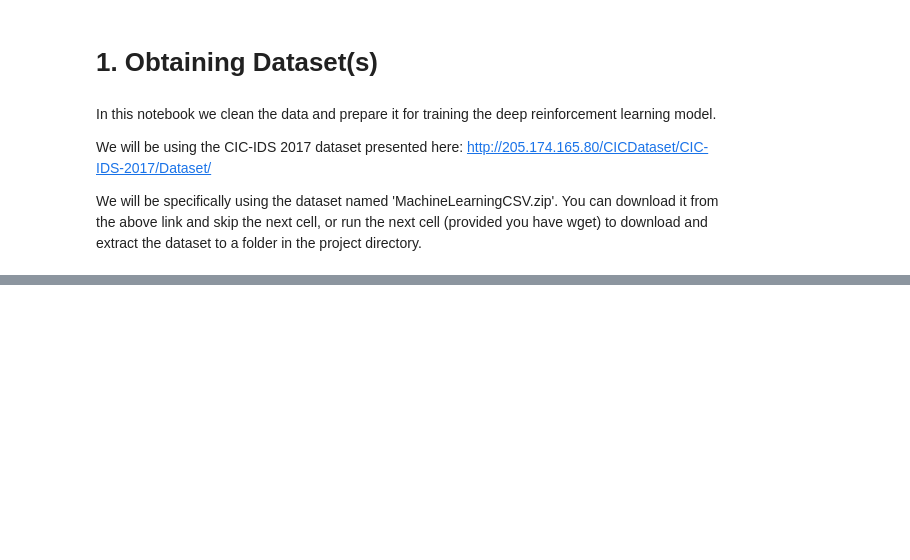
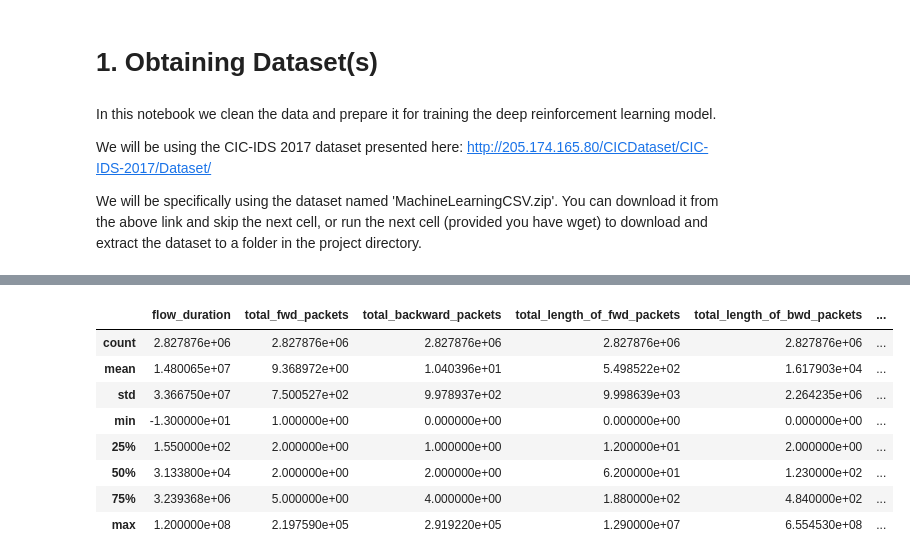
Before and after one commit to Scorks/GAN_DRL_IDS, a Jupyter notebook: src/preprocessing.ipynb, the cells around one changed output, grey strips where cells are left out. Saved outputs shown, nothing was run; the diff lists cells and outputs as text; code cells hidden in the pictures; blank space fills up the shorter version.

```diff
--- a/src/preprocessing.ipynb
+++ b/src/preprocessing.ipynb
@@ -47,0 +143,13 @@ df.reset_index(drop=True, inplace=True)
+# %%
+stats = df.describe()
+stats
+# %% [output]
+|  | flow_duration | total_fwd_packets | total_backward_packets | total_length_of_fwd_packets | total_length_of_bwd_packets | ... |
+| count | 2.827876e+06 | 2.827876e+06 | 2.827876e+06 | 2.827876e+06 | 2.827876e+06 | ... |
+| mean | 1.480065e+07 | 9.368972e+00 | 1.040396e+01 | 5.498522e+02 | 1.617903e+04 | ... |
+| std | 3.366750e+07 | 7.500527e+02 | 9.978937e+02 | 9.998639e+03 | 2.264235e+06 | ... |
+| min | -1.300000e+01 | 1.000000e+00 | 0.000000e+00 | 0.000000e+00 | 0.000000e+00 | ... |
+| 25% | 1.550000e+02 | 2.000000e+00 | 1.000000e+00 | 1.200000e+01 | 2.000000e+00 | ... |
+| 50% | 3.133800e+04 | 2.000000e+00 | 2.000000e+00 | 6.200000e+01 | 1.230000e+02 | ... |
+| 75% | 3.239368e+06 | 5.000000e+00 | 4.000000e+00 | 1.880000e+02 | 4.840000e+02 | ... |
+| max | 1.200000e+08 | 2.197590e+05 | 2.919220e+05 | 1.290000e+07 | 6.554530e+08 | ... |
```
Also changed, not shown: parts of 25 cells of this notebook.
